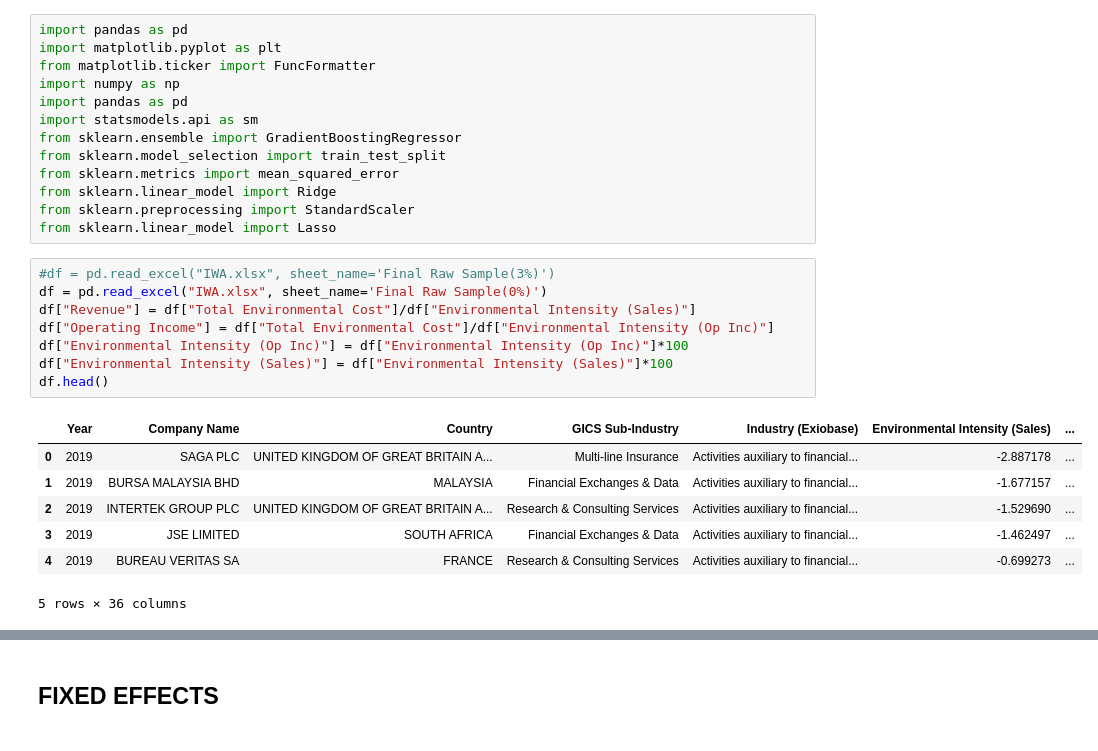
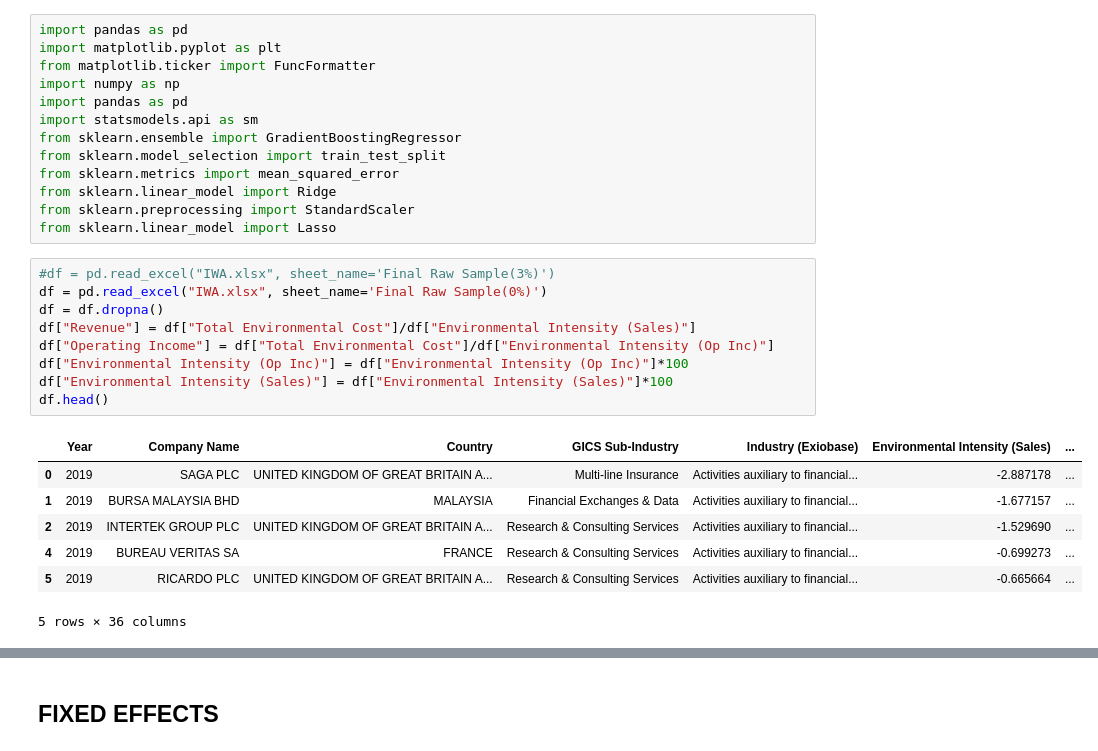
Before and after one commit to yummypugs/SPM-Project-Harvard, a Jupyter notebook: Models/SDG_UN_lasso.ipynb, the cells around one changed output, grey strips where cells are left out. Cells and saved outputs as stored; diff of their text form.

```diff
--- a/Models/SDG_UN_lasso.ipynb
+++ b/Models/SDG_UN_lasso.ipynb
@@ -17,16 +17,17 @@ from sklearn.linear_model import Lasso
 # %%
 #df = pd.read_excel("IWA.xlsx", sheet_name='Final Raw Sample(3%)')
 df = pd.read_excel("IWA.xlsx", sheet_name='Final Raw Sample(0%)')
+df = df.dropna()
 df["Revenue"] = df["Total Environmental Cost"]/df["Environmental Intensity (Sales)"]
 df["Operating Income"] = df["Total Environmental Cost"]/df["Environmental Intensity (Op Inc)"]
 df["Environmental Intensity (Op Inc)"] = df["Environmental Intensity (Op Inc)"]*100
 df["Environmental Intensity (Sales)"] = df["Environmental Intensity (Sales)"]*100
 df.head()
 # %% [output]
 |  | Year | Company Name | Country | GICS Sub-Industry | Industry (Exiobase) | Environmental Intensity (Sales) | ... |
 | 0 | 2019 | SAGA PLC | UNITED KINGDOM OF GREAT BRITAIN A... | Multi-line Insurance | Activities auxiliary to financial... | -2.887178 | ... |
 | 1 | 2019 | BURSA MALAYSIA BHD | MALAYSIA | Financial Exchanges & Data | Activities auxiliary to financial... | -1.677157 | ... |
 | 2 | 2019 | INTERTEK GROUP PLC | UNITED KINGDOM OF GREAT BRITAIN A... | Research & Consulting Services | Activities auxiliary to financial... | -1.529690 | ... |
-| 3 | 2019 | JSE LIMITED | SOUTH AFRICA | Financial Exchanges & Data | Activities auxiliary to financial... | -1.462497 | ... |
 | 4 | 2019 | BUREAU VERITAS SA | FRANCE | Research & Consulting Services | Activities auxiliary to financial... | -0.699273 | ... |
+| 5 | 2019 | RICARDO PLC | UNITED KINGDOM OF GREAT BRITAIN A... | Research & Consulting Services | Activities auxiliary to financial... | -0.665664 | ... |
 5 rows × 36 columns
```
Also changed, not shown: parts of 12 cells of this notebook, 5 other files.
